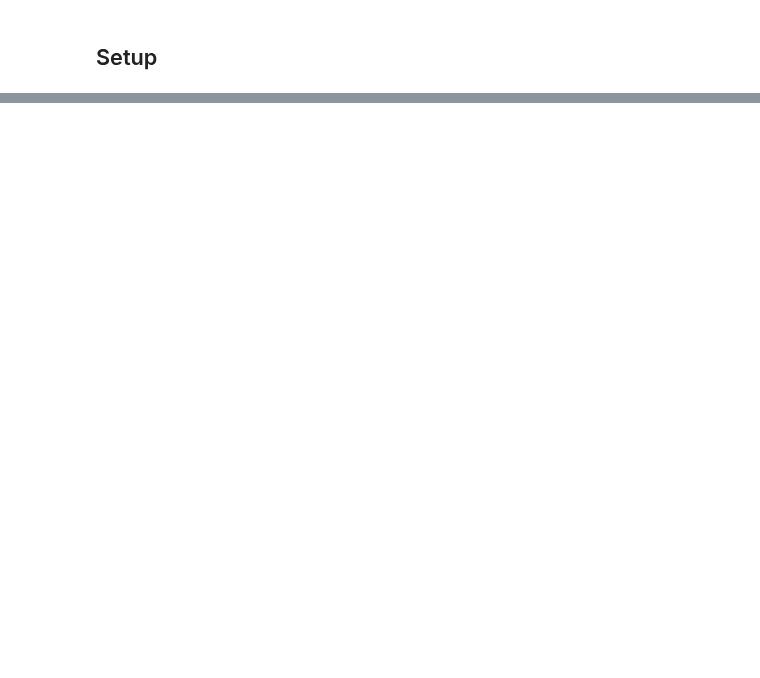
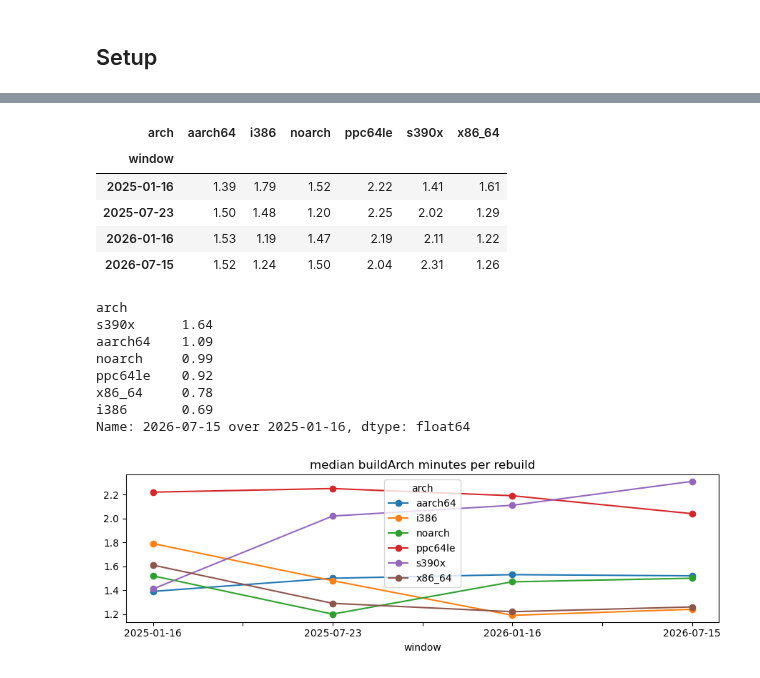
Before and after one commit to slopfest/sandogasa, a Jupyter notebook: tools/koji-lag/notebooks/arch-lag.ipynb, the cells around one changed output, grey strips where cells are left out. Saved outputs shown, nothing was run; the diff lists cells and outputs as text; code cells hidden in the pictures; blank space fills up the shorter version.

```diff
--- a/tools/koji-lag/notebooks/arch-lag.ipynb
+++ b/tools/koji-lag/notebooks/arch-lag.ipynb
@@ -460,0 +247,34 @@ display(stalls.round(1).sort_values("day"))
+# %%
+rows = []
+for _, r in rebuilds.iterrows():
+    rep = report(str(r.from_d), str(r.to_d), arches=None)
+    for a in rep["arches"]:
+        bt = a.get("build_time")
+        if bt:
+            rows.append(dict(window=str(r.from_d), arch=a["arch"],
+                             median_m=bt["median"] / 60.0,
+                             p90_m=bt["p90"] / 60.0))
+svc = pd.DataFrame(rows)
+wide = svc.pivot(index="window", columns="arch", values="median_m").round(2)
+display(wide)
+ratio = (wide.iloc[-1] / wide.iloc[0]).round(2).rename(
+    f"{wide.index[-1]} over {wide.index[0]}")
+display(ratio.sort_values(ascending=False))
+wide.plot(figsize=(9, 3), marker="o", title="median buildArch minutes per rebuild")
+plt.tight_layout(); plt.show()
+# %% [output]
+| arch | aarch64 | i386 | noarch | ppc64le | s390x | x86_64 |
+| window |  |  |  |  |  |  |
+| 2025-01-16 | 1.39 | 1.79 | 1.52 | 2.22 | 1.41 | 1.61 |
+| 2025-07-23 | 1.50 | 1.48 | 1.20 | 2.25 | 2.02 | 1.29 |
+| 2026-01-16 | 1.53 | 1.19 | 1.47 | 2.19 | 2.11 | 1.22 |
+| 2026-07-15 | 1.52 | 1.24 | 1.50 | 2.04 | 2.31 | 1.26 |
+arch
+s390x      1.64
+aarch64    1.09
+noarch     0.99
+ppc64le    0.92
+x86_64     0.78
+i386       0.69
+Name: 2026-07-15 over 2025-01-16, dtype: float64
+[figure, added]
```
Also changed, not shown: parts of 37 cells of this notebook, 1 other file.
